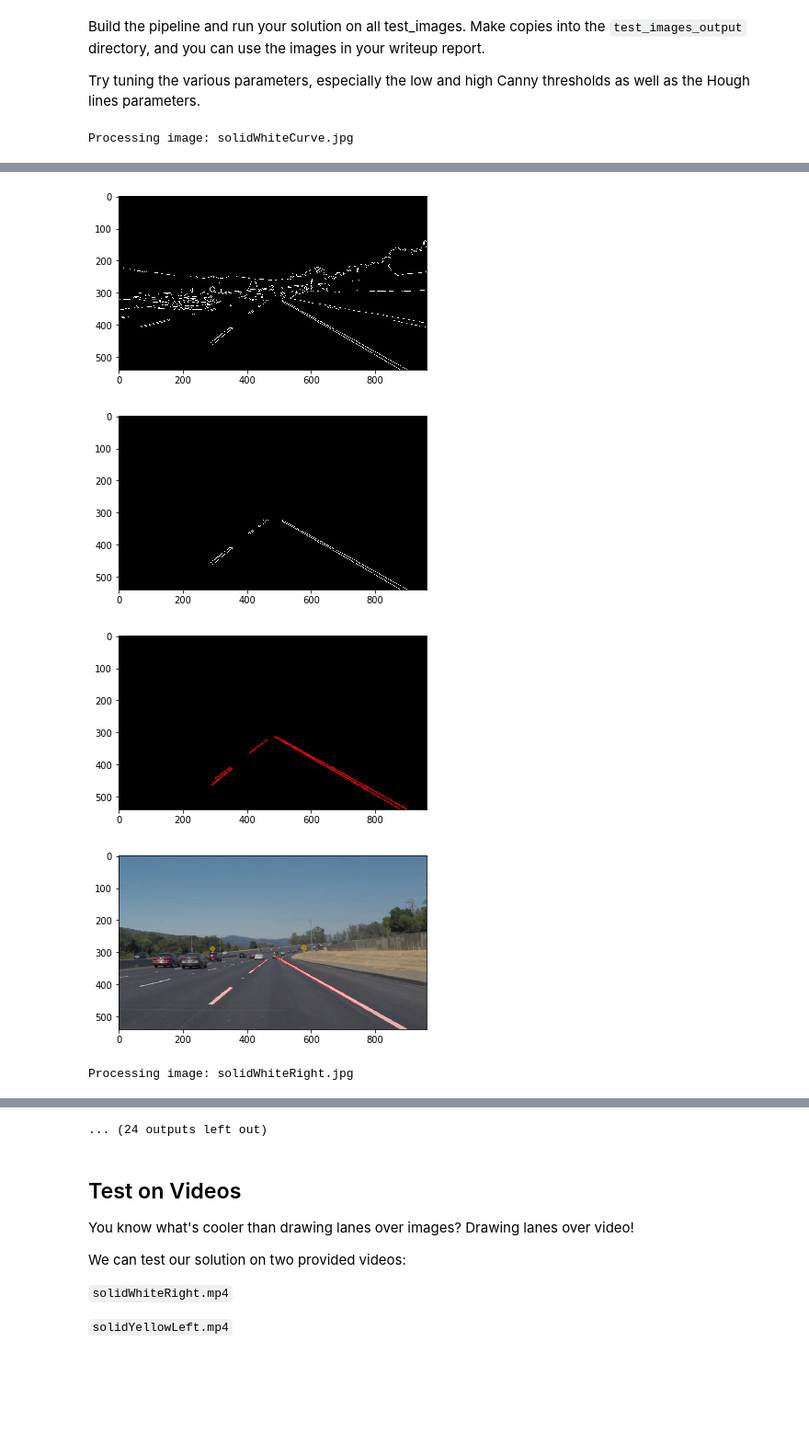
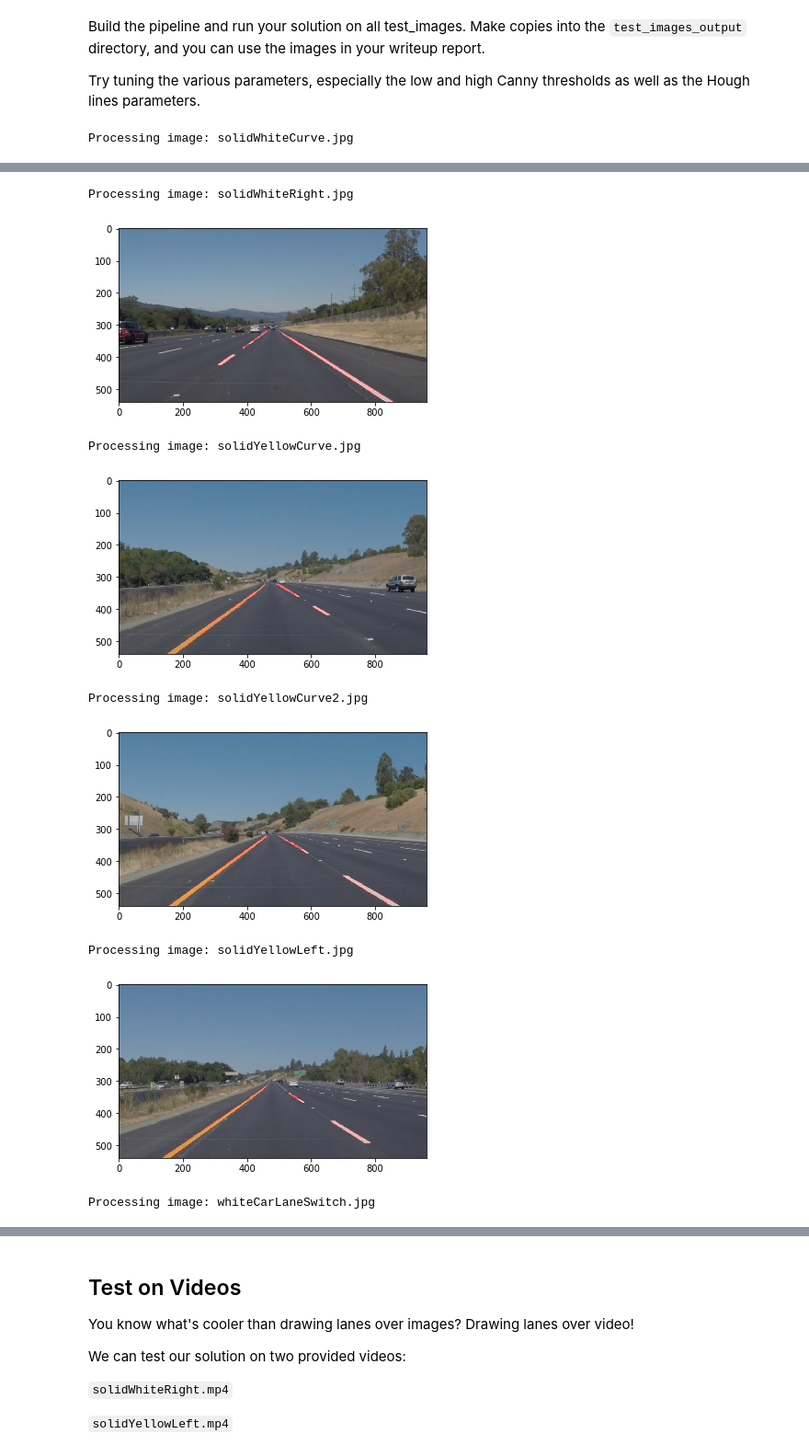
Before and after one commit to DmitriySemenov/SDCE_Project1, a Jupyter notebook: P1.ipynb, the cells around one changed output, grey strips where cells are left out. Shown at 92% size. Cells and saved outputs as stored; diff of their text form; code cells hidden in the pictures; blank space fills up the shorter version.

```diff
--- a/P1.ipynb
+++ b/P1.ipynb
@@ -90,10 +90,6 @@ def grayscale(img):
     return cv2.cvtColor(img, cv2.COLOR_RGB2GRAY)
     # Or use BGR2GRAY if you read an image with cv2.imread()
     # return cv2.cvtColor(img, cv2.COLOR_BGR2GRAY)
-
-def hsv(img):
-    "Converts RGB image to HSV"
-    return cv2.cvtColor(img, cv2.COLOR_RGB2HSV)
 
 def canny(img, low_threshold, high_threshold):
     """Applies the Canny transform"""
@@ -146,6 +142,24 @@ def draw_lines(img, lines, color=[255, 0, 0], thickness=2):
     If you want to make the lines semi-transparent, think about combining
     this function with the weighted_img() function below
     """
+
+    # For each line segment:
+    #     Identify lane line as left or right:
+    #         Left lane lines have negative slope (since top left corner of image is (0,0) point)
+    #         Right lane lines have positive slope
+    #     For left lane line (do the same for right):
+    #         Add x1 to x1sum, add x2 to x2sum, add y1 to y1sum, add y2 to y2sum
+    #         Increment linescount by 1
+    # Find average left lane line coordinates (do the same for right):
+    #            (x1avg, y1avg) = (x1sum/linescount, y1sum/linescount)
+    #            (x2avg, y2avg) = (x2sum/linescount, y2sum/linescount)
+    # Find average slope for left lane lines (do the same for right):
+    #            slopeavg = ((y2avg-y1avg)/(x2avg-x1avg))
+    # Extend averaged lane line:
+    # Find bottom point position of extended line: (x2avgext, ymax) using slopeavg = ((ymax-y2avg)/(x2avgext-x2avg))
+    # Find top point position of extended line: (x1avgext, ymin) using slopeavg = ((y1avg-ymin)/(x1avg-x1avgext))
+    # Where ymax = img.shape[0] and ymin = ymax*0.59
+    # Draw line using (x1avgext, ymin) and (x2avgext,ymax) coordinates
     for line in lines:
         for x1,y1,x2,y2 in line:
             cv2.line(img, (x1, y1), (x2, y2), color, thickness)
@@ -176,6 +190,11 @@ def weighted_img(img, initial_img, α=0.8, β=1., γ=0.):
     NOTE: initial_img and img must be the same shape!
     """
     return cv2.addWeighted(initial_img, α, img, β, γ)
+
+def save_img(img, img_name):
+    """Saves the file img to location img_name"""
+    # Need to convert RGB to BGR as that's the format imwrite expects
+    cv2.imwrite(img_name, cv2.cvtColor(img, cv2.COLOR_RGB2BGR))
 # %% [markdown]
 ## Test Images
 
@@ -221,15 +240,11 @@ for idx, img in enumerate(os.listdir("test_images/")):
     #2 Gaussian blur with kernel of size 5
     kernel_size = 5
     blurred = gaussian_blur(grayimg, kernel_size)
-    plt.imshow(blurred, cmap = 'gray')
-    plt.show()
 
     #3 Canny edge detection
     low_threshold = 50
     high_threshold = 150
     edges = canny(blurred, low_threshold, high_threshold)
-    plt.imshow(edges, cmap = 'gray')
-    plt.show()
 
     #4 Define region of interest and mask away the rest
 
@@ -237,10 +252,8 @@ for idx, img in enumerate(os.listdir("test_images/")):
     x_width = edges.shape[1]
     y_height = edges.shape[0]
 
-    vertices = np.array([[(0,y_height),(x_width*0.48, y_height*0.58), (x_width*0.51, y_height*0.58), (x_width,y_height)]], dtype=np.int32)
+    vertices = np.array([[(0,y_height),(x_width*0.48, y_height*0.59), (x_width*0.51, y_height*0.59), (x_width,y_height)]], dtype=np.int32)
     masked_img = region_of_interest(edges,vertices)
-    plt.imshow(masked_img, cmap = 'gray')
-    plt.show()
 
     #5 Hough lines
     # Define the Hough transform parameters
@@ -252,12 +265,13 @@ for idx, img in enumerate(os.listdir("test_images/")):
     max_line_gap = 15    # maximum gap in pixels between connectable line segments
 
     lines = hough_lines(masked_img, rho, theta, threshold, min_line_length, max_line_gap)
-    plt.imshow(lines, cmap = 'gray')
-    plt.show()
 
     #6 Apply lines
     finalimg = weighted_img(lines, image)
     plt.imshow(finalimg)
     plt.show()
+
+    #7 Save to folder
+    save_img(finalimg,'test_images_output/' + img)
 # %% [output]
 Processing image: solidWhiteCurve.jpg
@@ -265,5 +279,9 @@ Processing image: solidWhiteCurve.jpg
+Processing image: solidWhiteRight.jpg
-[figure, old version]
+[figure, new version]
+Processing image: solidYellowCurve.jpg
-[figure, old version]
+[figure, new version]
+Processing image: solidYellowCurve2.jpg
-[figure, old version]
+[figure, new version]
+Processing image: solidYellowLeft.jpg
-[figure, old version]
+[figure, new version]
-Processing image: solidWhiteRight.jpg
+Processing image: whiteCarLaneSwitch.jpg
@@ -275,4 +289,3 @@ Processing image: solidWhiteRight.jpg
-... (24 outputs left out)
 # %% [markdown]
 ## Test on Videos
 
```
Also changed, not shown: parts of 7 cells of this notebook.
